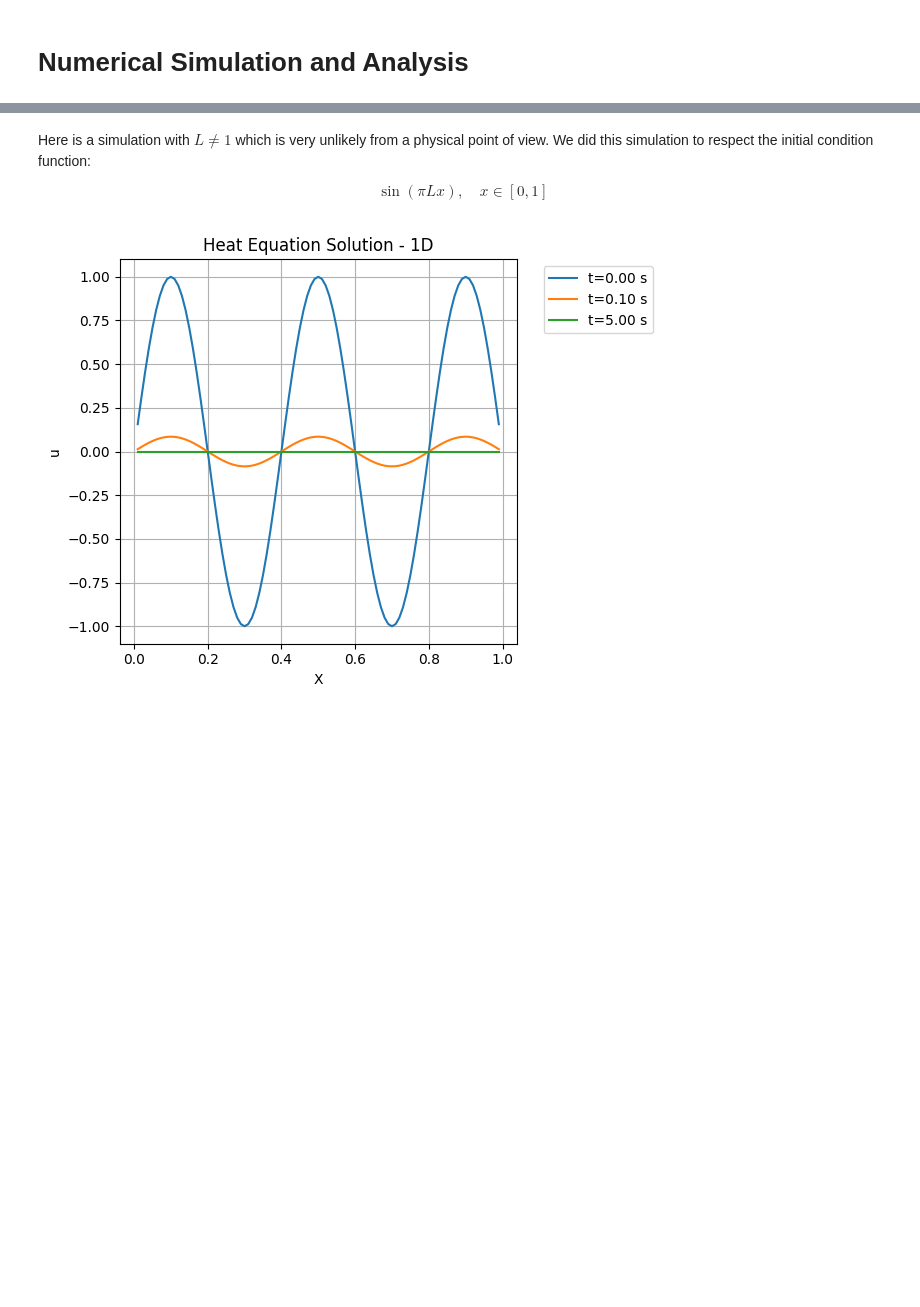
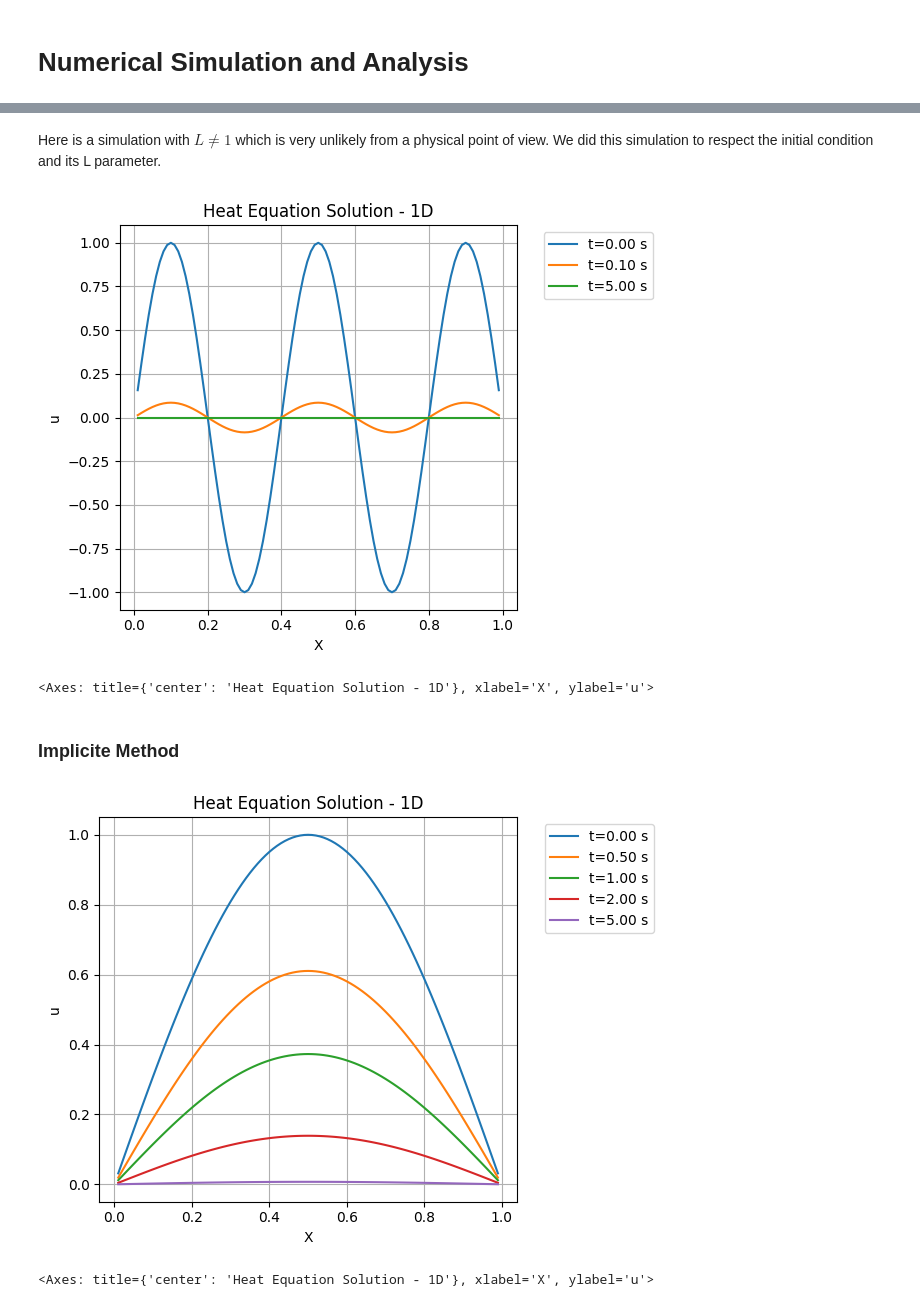
Before and after one commit to RomainCuchet/EDP, a Jupyter notebook: demo.ipynb, the cells around one changed output, grey strips where cells are left out. Cells and saved outputs as stored; diff of their text form; code cells hidden in the pictures; blank space fills up the shorter version.

```diff
--- a/demo.ipynb
+++ b/demo.ipynb
@@ -31,9 +27,16 @@ explicit_solver.display_solution([0,0.5,1,2,5])
 # %% [markdown]
-Here is a simulation with $L \neq 1$ which is very unlikely from a physical point of view. We did this simulation to respect the initial condition function:
-
-$$\sin(\pi L x), \quad x\in [0,1] \tag{1}$$
+Here is a simulation with $L \neq 1$ which is very unlikely from a physical point of view. We did this simulation to respect the initial condition and its L parameter.
 # %%
 explicit_solver = ExplicitHeatEquationSolver1D(100,0.0001,5, L=5)
-explicit_solver.display_solution([0,0.1,5])
+explicit_solver.get_solution_plot([0,0.1,5])
 # %% [output]
 [figure]
+<Axes: title={'center': 'Heat Equation Solution - 1D'}, xlabel='X', ylabel='u'>
+# %% [markdown]
+### Implicite Method
+# %%
+implicit_solver = ImplicitHeatEquationSolver1D(100,0.0001,5)
+implicit_solver.get_solution_plot([0,0.5,1,2,5])
+# %% [output]
+[figure, added]
+<Axes: title={'center': 'Heat Equation Solution - 1D'}, xlabel='X', ylabel='u'>
```
Also changed, not shown: parts of 11 cells of this notebook, 1 other file.
